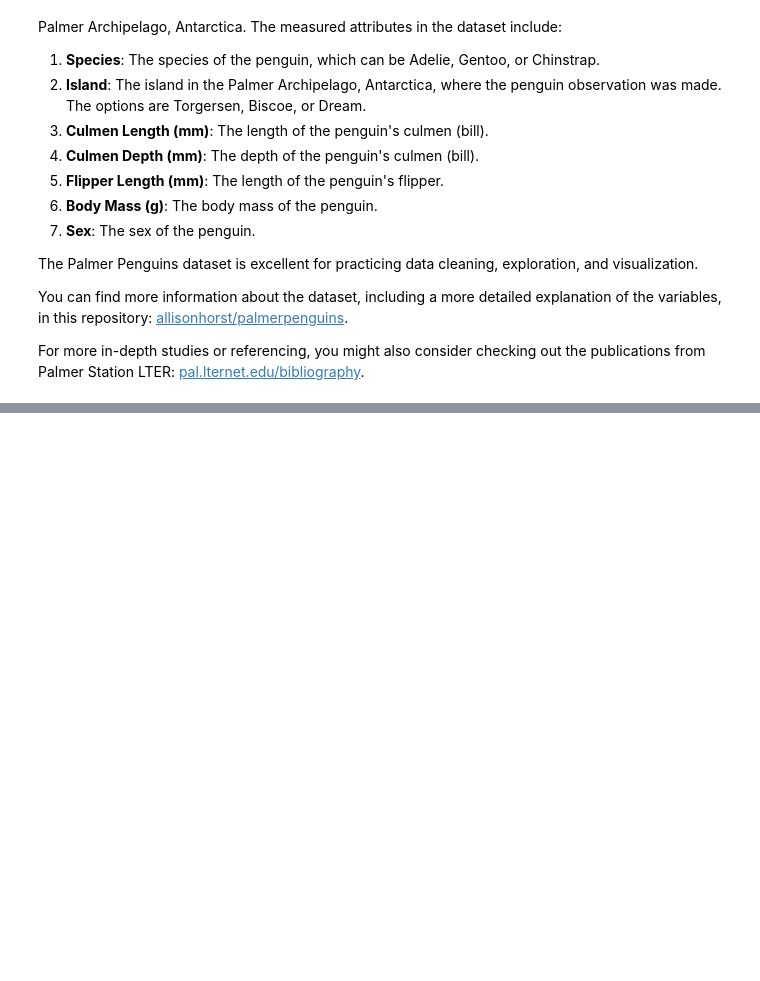
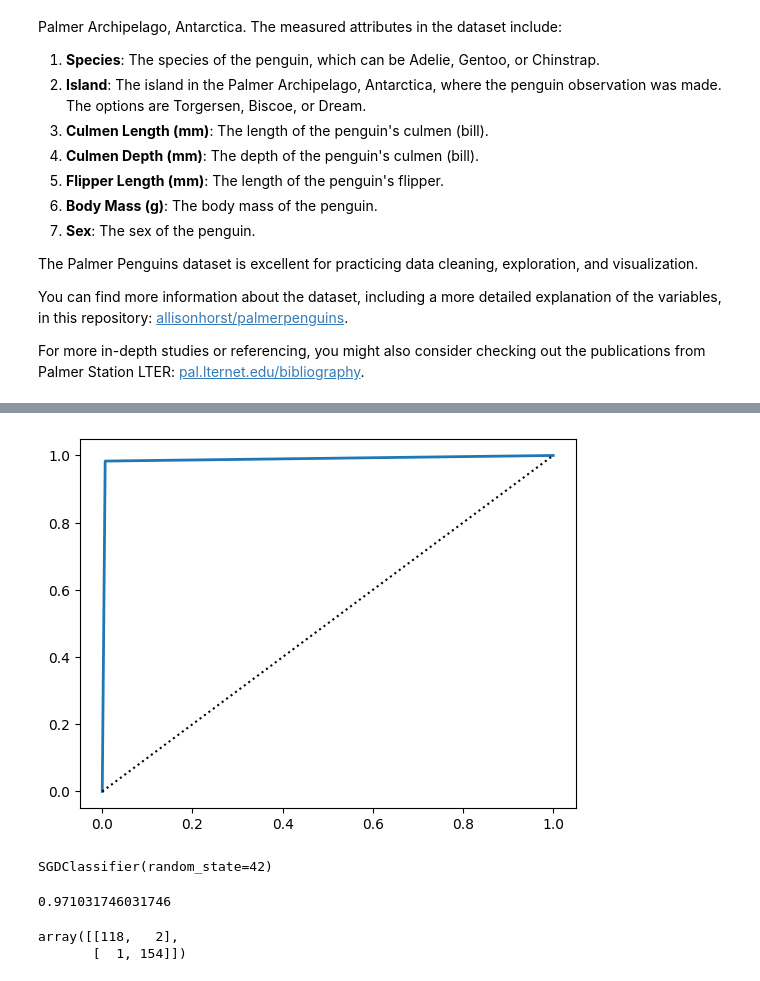
Before and after one commit to NishchintDhawan/Seng474-assignments, a Jupyter notebook: assignment1/penguins_post.ipynb, the cells around one changed output, grey strips where cells are left out. Drawn from its saved outputs; the diff is of its cells as text; code cells hidden in the pictures; blank space fills up the shorter version.

```diff
--- a/assignment1/penguins_post.ipynb
+++ b/assignment1/penguins_post.ipynb
@@ -145,0 +208,36 @@ categorical_features = ['island', 'sex']
+# %%
+# call the result fpr, tpr, thresholds
+fpr, tpr, thresholds = roc_curve(y_train_adelie, y_train_pred)
+# plot the roc curve
+plt.plot(fpr, tpr, linewidth=2, label="ROC curve")
+plt.plot([0, 1], [0, 1], 'k:', label="Random classifier's ROC curve")
+plt.show()
+# %% [output]
+[figure, added]
+# %%
+# now let's do multiclass classification
+# build an SGDClassifier model using X and y
+# use random_state=42 for reproducibility
+sgd_clf = SGDClassifier(random_state=42)
+sgd_clf.fit(X_train, y_train)
+# %% [output]
+SGDClassifier(random_state=42)
+# %%
+# show the mean accuracy using cross_val_score with cv=10
+sgd_clf_score = cross_val_score(sgd_clf, X_train, y_train, cv=10, scoring="accuracy")
+sgd_clf_score.mean()
+# %% [output]
+0.971031746031746
+# %%
+# predict the target using cross_val_predict with cv=10
+# call the result y_train_pred
+# show the confusion matrix
+sgd_clf = SGDClassifier(random_state=42)
+sgd_clf.fit(X_train[:100], y_train[:100])
+sgd_clf.predict(X_test[:100])
+y_train_pred = cross_val_predict(sgd_clf, X_train, y_train_adelie, cv=10)
+cm = confusion_matrix(y_train_adelie, y_train_pred, labels=[True, False])
+cm
+# %% [output]
+array([[118,   2],
+       [  1, 154]])
```
Also changed, not shown: parts of 36 cells of this notebook.
